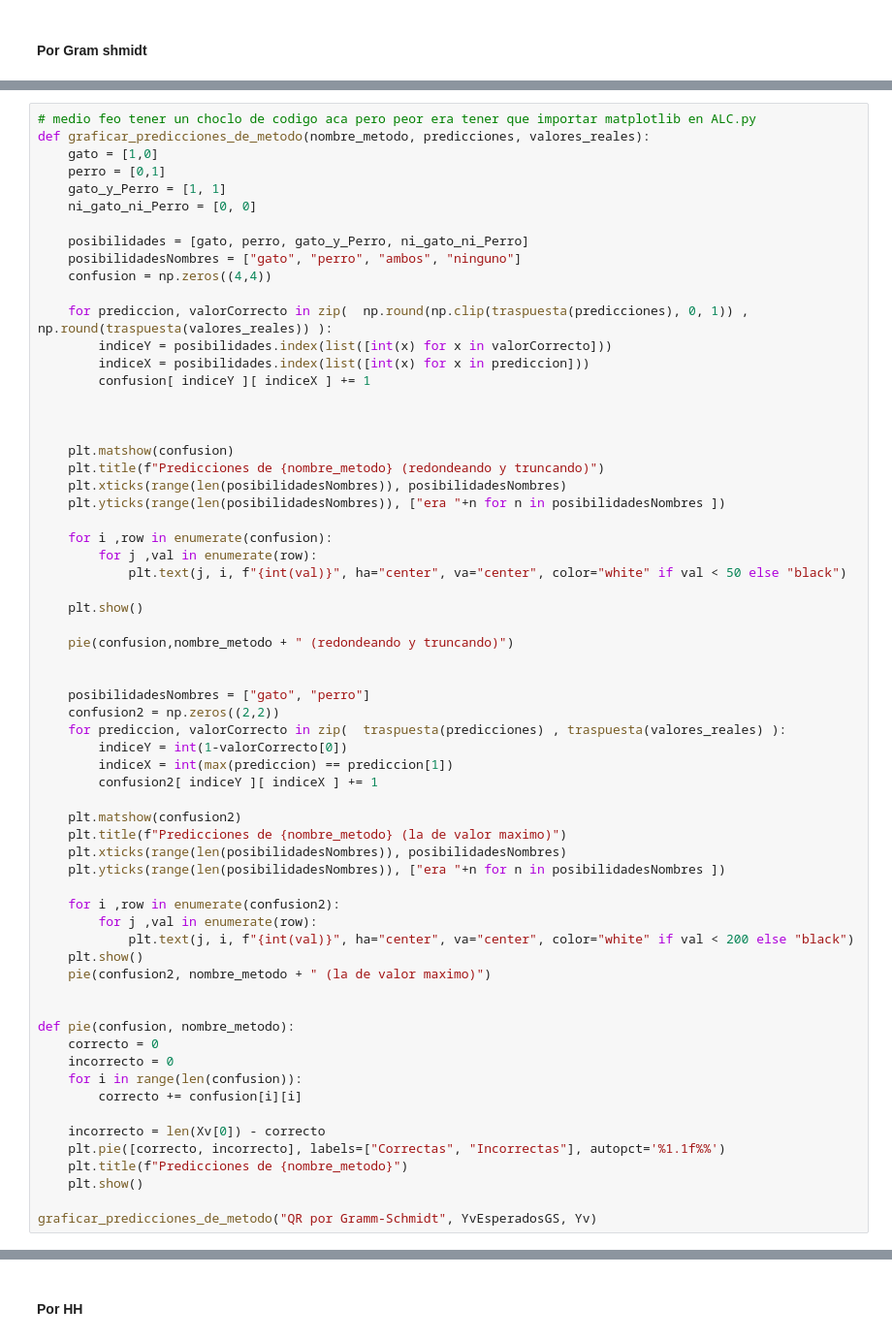
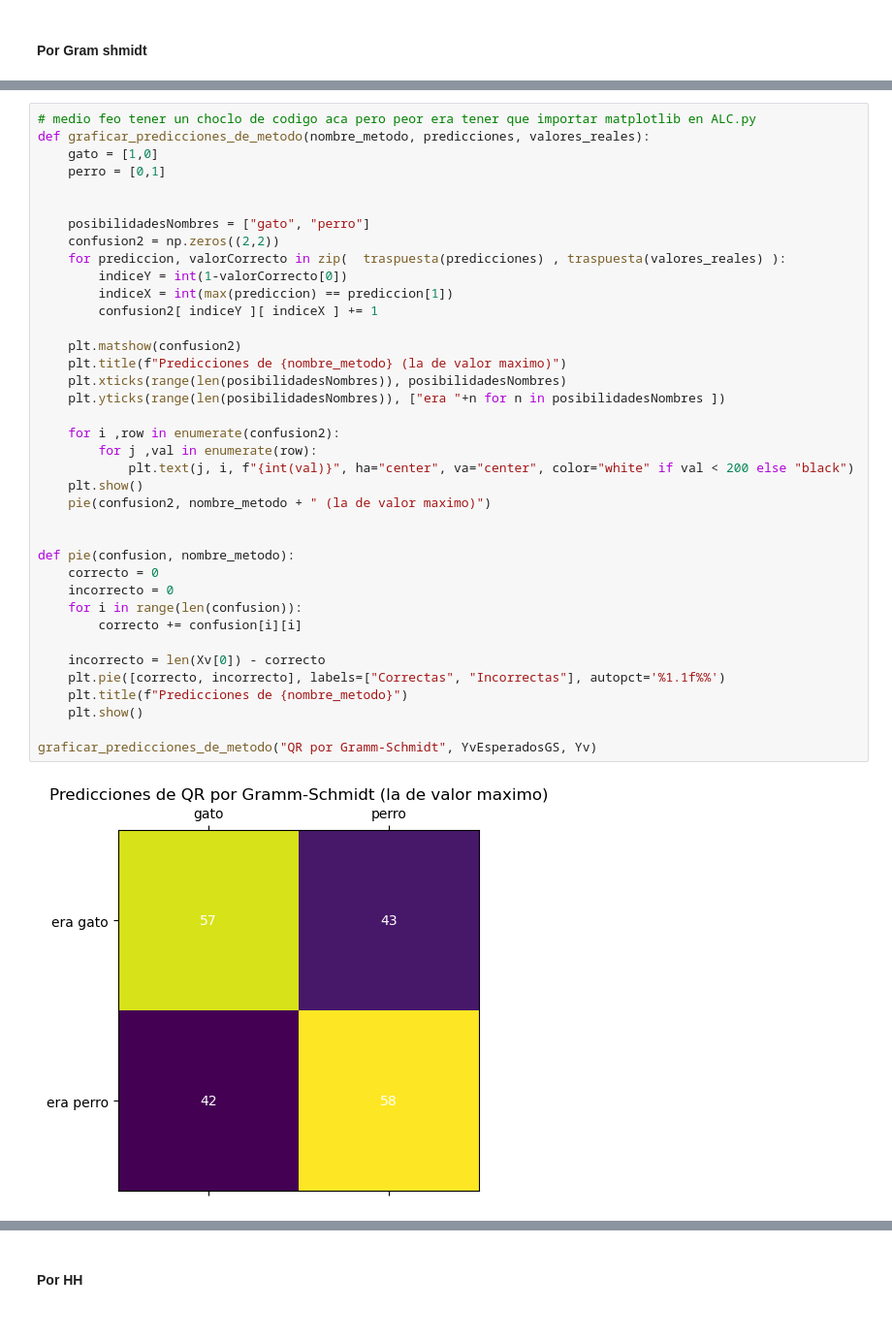
Before and after one commit to Jeremias01/TpYLabosAlc, a Jupyter notebook: TP/alc.ipynb, the cells around one changed output, grey strips where cells are left out. Shown at 97% size. Drawn from its saved outputs; the diff is of its cells as text.

```diff
--- a/TP/alc.ipynb
+++ b/TP/alc.ipynb
@@ -109,62 +126,38 @@ pseudoAssertEquality(YvEsperadosGS,  YvEsperadosNPQR, atol=tol)
 def graficar_predicciones_de_metodo(nombre_metodo, predicciones, valores_reales):
     gato = [1,0]
     perro = [0,1]
-    gato_y_Perro = [1, 1]
-    ni_gato_ni_Perro = [0, 0]
-
-    posibilidades = [gato, perro, gato_y_Perro, ni_gato_ni_Perro]
-    posibilidadesNombres = ["gato", "perro", "ambos", "ninguno"]
-    confusion = np.zeros((4,4))
-
-    for prediccion, valorCorrecto in zip(  np.round(np.clip(traspuesta(predicciones), 0, 1)) , np.round(traspuesta(valores_reales)) ):
-        indiceY = posibilidades.index(list([int(x) for x in valorCorrecto]))
-        indiceX = posibilidades.index(list([int(x) for x in prediccion]))
-        confusion[ indiceY ][ indiceX ] += 1
-
-
-
-    plt.matshow(confusion)
-    plt.title(f"Predicciones de {nombre_metodo} (redondeando y truncando)")
-    plt.xticks(range(len(posibilidadesNombres)), posibilidadesNombres)
-    plt.yticks(range(len(posibilidadesNombres)), ["era "+n for n in posibilidadesNombres ])
-
-    for i ,row in enumerate(confusion):
-        for j ,val in enumerate(row):
-            plt.text(j, i, f"{int(val)}", ha="center", va="center", color="white" if val < 50 else "black")
-
-    plt.show()
-
-    pie(confusion,nombre_metodo + " (redondeando y truncando)")
 
 
     posibilidadesNombres = ["gato", "perro"]
     confusion2 = np.zeros((2,2))
     for prediccion, valorCorrecto in zip(  traspuesta(predicciones) , traspuesta(valores_reales) ):
         indiceY = int(1-valorCorrecto[0])
         indiceX = int(max(prediccion) == prediccion[1])
         confusion2[ indiceY ][ indiceX ] += 1
 
     plt.matshow(confusion2)
     plt.title(f"Predicciones de {nombre_metodo} (la de valor maximo)")
     plt.xticks(range(len(posibilidadesNombres)), posibilidadesNombres)
     plt.yticks(range(len(posibilidadesNombres)), ["era "+n for n in posibilidadesNombres ])
 
     for i ,row in enumerate(confusion2):
         for j ,val in enumerate(row):
             plt.text(j, i, f"{int(val)}", ha="center", va="center", color="white" if val < 200 else "black")
     plt.show()
     pie(confusion2, nombre_metodo + " (la de valor maximo)")
 
 
 def pie(confusion, nombre_metodo):
     correcto = 0
     incorrecto = 0
     for i in range(len(confusion)):
         correcto += confusion[i][i]
 
     incorrecto = len(Xv[0]) - correcto
     plt.pie([correcto, incorrecto], labels=["Correctas", "Incorrectas"], autopct='%1.1f%%')
     plt.title(f"Predicciones de {nombre_metodo}")
     plt.show()
 
 graficar_predicciones_de_metodo("QR por Gramm-Schmidt", YvEsperadosGS, Yv)
+# %% [output]
+[figure, added]
```
Also changed, not shown: parts of 20 cells of this notebook, 5 other files.
